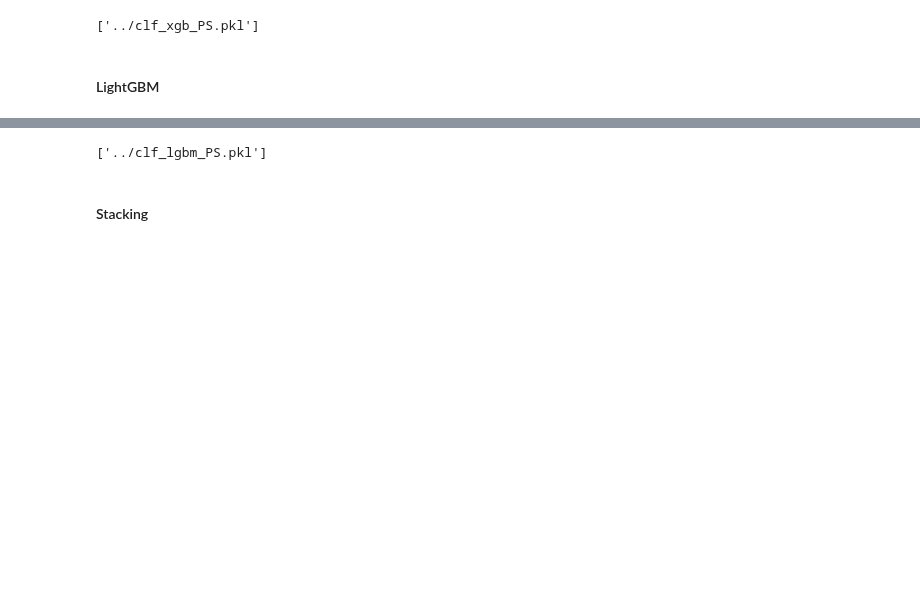
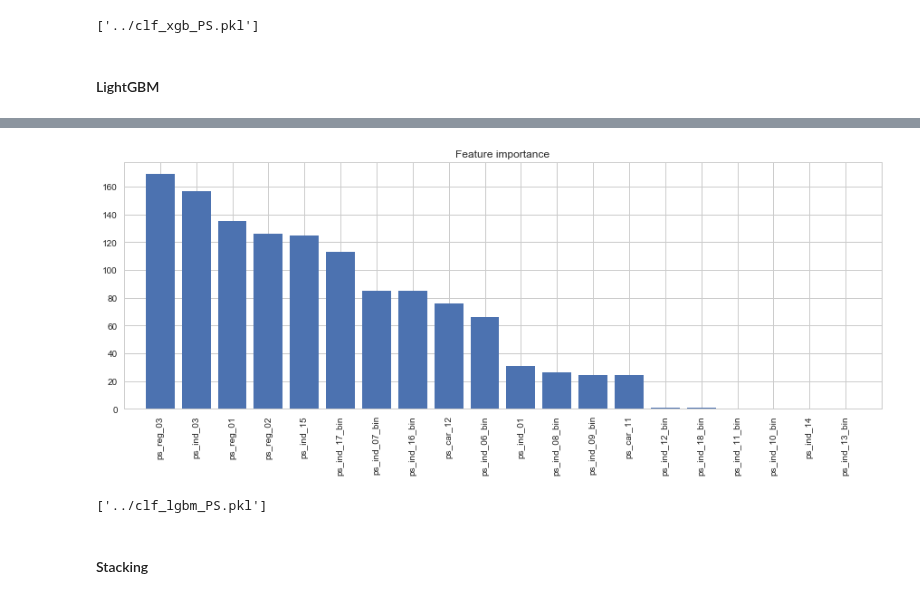
Before and after one commit to paulaceccon/ml-playground, a Jupyter notebook: Kernels/PortoSeguro.ipynb, the cells around one changed output, grey strips where cells are left out. Cells and saved outputs as stored; diff of their text form; code cells hidden in the pictures; blank space fills up the shorter version.

```diff
--- a/Kernels/PortoSeguro.ipynb
+++ b/Kernels/PortoSeguro.ipynb
@@ -296,14 +307,14 @@ joblib.dump(clf_xgb, '../clf_xgb_PS.pkl')
 import lightgbm as lgb
 # %%
 clf_lgbm_params = {
-    'bagging_fraction':     [0.8, 0.9, 1.0],
-    'bagging_freq':         [5, 7, 9],
-    'n_estimators':         [90, 100, 110],
-    'learning_rate':        [0.05],
-    'min_data_in_bin':      [3],
-    'num_leaves':           [5, 7, 9],
-    'feature_fraction':     [0.3, 0.5, 0.7],
-    'max_bin':              [70, 80, 90]
+    'bagging_fraction':     [0.9, 1.0],
+    'bagging_freq':         [5, 7],
+    'n_estimators':         [230, 250],
+    'learning_rate':        [0.01, 0.05],
+    'min_data_in_bin':      [3, 5],
+    'num_leaves':           [9, 11],
+    'feature_fraction':     [0.3, 0.5],
+    'max_bin':              [70]
 }
 # %%
 clf_lgbm = lgb.LGBMClassifier(random_state=0, is_unbalance=True)
@@ -331,0 +336,2 @@ plot_importances(clf_lgbm, X_train.columns.values)
+# %%
+clf_lgbm.fit(X_train, y_train)
@@ -337,3 +351,7 @@ Gini Score: 0.24 (+/- 0.02)
+# %%
+plot_importances(clf_lgbm, X_train.columns.values, 20)
+# %% [output]
+[figure, added]
 # %%
 y_pred = clf_lgbm.predict_proba(X_valid)
 # %%
```
Also changed, not shown: parts of 27 cells of this notebook, 4 other files.
